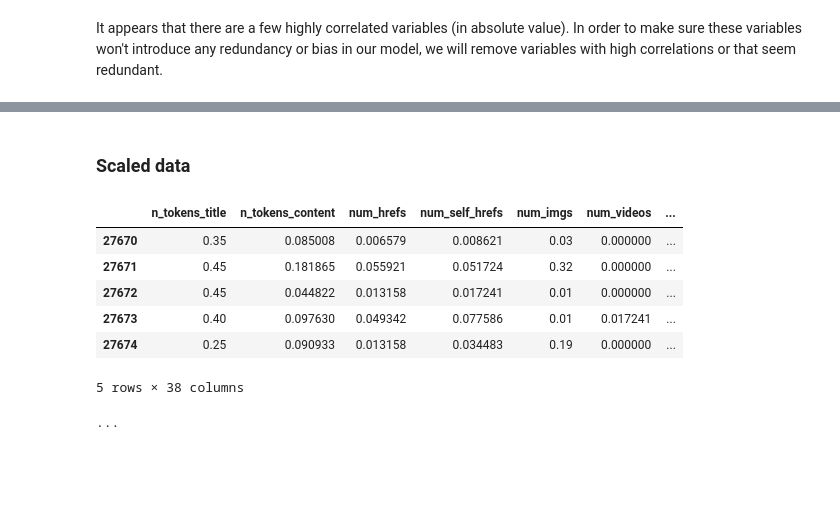
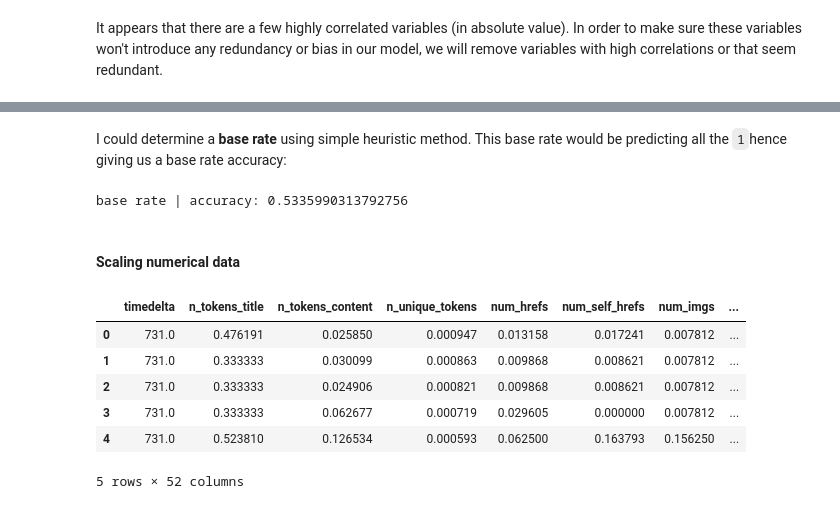
Before and after one commit to franckess/AzureML_Capstone, a Jupyter notebook: 00_Data_Prep.ipynb, the cells around one changed output, grey strips where cells are left out. Drawn from its saved outputs; the diff is of its cells as text; code cells hidden in the pictures; blank space fills up the shorter version.

```diff
--- a/00_Data_Prep.ipynb
+++ b/00_Data_Prep.ipynb
@@ -15,7 +19,9 @@ from sklearn.preprocessing import MinMaxScaler
 import seaborn as sns
 import gc
 import warnings
+import pingouin as pg
 
+pd.set_option('expand_frame_repr', False)
 pd.set_option('display.max_rows', None)
 warnings.filterwarnings('ignore')
 
@@ -102,3 +108,8 @@ cb = plt.colorbar()
 cb.ax.tick_params(labelsize=14)
 # %% [output]
 [figure]
+# %%
+# Identify highly correlated variables
+corrmat = pg.pairwise_corr(df_news, method='pearson')[['X', 'Y', 'r']]
+df_corr = corrmat.sort_values(by='r', ascending=0)[(corrmat['r'] >= 0.75) | (corrmat['r'] <= -0.75)]
+df_corr
@@ -206,37 +268,39 @@ base rate | accuracy: 0.5483194795807734
+# %%
+# label the dataframe
+df_news['label']=[1 if x >= 1400 else 0 for x in df_news['shares']]
+
+# Encoding categorical data
+from sklearn.preprocessing import LabelEncoder
+y = df_news['label'].values
+labelencoder = LabelEncoder()
+df_news['label'] = labelencoder.fit_transform(y)
+# %% [markdown]
+I could determine a **base rate** using simple heuristic method. This base rate would be predicting all the `1`hence giving us a base rate accuracy:
+# %%
+print('base rate | accuracy:',sum(y)/len(y))
+# %% [output]
+base rate | accuracy: 0.5335990313792756
 # %% [markdown]
-### Scaled data
+#### Scaling numerical data
 # %%
-col_ex = ['data_channel_is_lifestyle',
- 'data_channel_is_entertainment',
- 'data_channel_is_bus',
- 'data_channel_is_socmed',
- 'data_channel_is_tech',
- 'data_channel_is_world',
- 'weekday_is_monday',
- 'weekday_is_tuesday',
- 'weekday_is_wednesday',
- 'weekday_is_thursday',
- 'weekday_is_friday',
- 'weekday_is_saturday',
- 'weekday_is_sunday',
- 'is_weekend']
+col_list = ['data_channel_is_lifestyle', 'data_channel_is_entertainment', 'data_channel_is_bus', \
+          'data_channel_is_socmed', 'data_channel_is_tech', 'data_channel_is_world', 'weekday_is_monday', \
+          'weekday_is_tuesday', 'weekday_is_wednesday', 'weekday_is_thursday', 'weekday_is_friday', \
+          'weekday_is_saturday', 'weekday_is_sunday', 'is_weekend', 'timedelta', 'shares', 'label']
 
-cols_to_norm = [col for col in X_train.columns if col not in col_ex]
+# Scaling numerical data
+from sklearn.preprocessing import MinMaxScaler
+num_cols = [m for m in df_news if m not in col_list]
+scale = MinMaxScaler()
+df_news[num_cols] = pd.DataFrame(scale.fit_transform(df_news[num_cols].values), \
+                                 columns=[num_cols], index=df_news.index)
 
-#Feature Scaling - MinMax Scaler
-from sklearn.preprocessing import MinMaxScaler
-sc = MinMaxScaler()
-X_train[cols_to_norm] = sc.fit_transform(X_train[cols_to_norm])
-X_test[cols_to_norm] = sc.transform(X_test[cols_to_norm])
-
-display(X_train.head())
-print("...")
+display(df_news.head())
 # %% [output]
-|  | n_tokens_title | n_tokens_content | num_hrefs | num_self_hrefs | num_imgs | num_videos | ... |
-| 27670 | 0.35 | 0.085008 | 0.006579 | 0.008621 | 0.03 | 0.000000 | ... |
-| 27671 | 0.45 | 0.181865 | 0.055921 | 0.051724 | 0.32 | 0.000000 | ... |
-| 27672 | 0.45 | 0.044822 | 0.013158 | 0.017241 | 0.01 | 0.000000 | ... |
-| 27673 | 0.40 | 0.097630 | 0.049342 | 0.077586 | 0.01 | 0.017241 | ... |
-| 27674 | 0.25 | 0.090933 | 0.013158 | 0.034483 | 0.19 | 0.000000 | ... |
+|  | timedelta | n_tokens_title | n_tokens_content | n_unique_tokens | num_hrefs | num_self_hrefs | num_imgs | ... |
+| 0 | 731.0 | 0.476191 | 0.025850 | 0.000947 | 0.013158 | 0.017241 | 0.007812 | ... |
+| 1 | 731.0 | 0.333333 | 0.030099 | 0.000863 | 0.009868 | 0.008621 | 0.007812 | ... |
+| 2 | 731.0 | 0.333333 | 0.024906 | 0.000821 | 0.009868 | 0.008621 | 0.007812 | ... |
+| 3 | 731.0 | 0.333333 | 0.062677 | 0.000719 | 0.029605 | 0.000000 | 0.007812 | ... |
+| 4 | 731.0 | 0.523810 | 0.126534 | 0.000593 | 0.062500 | 0.163793 | 0.156250 | ... |
-5 rows × 38 columns
+5 rows × 52 columns
-...
```
Also changed, not shown: parts of 39 cells of this notebook, 5 other files.
